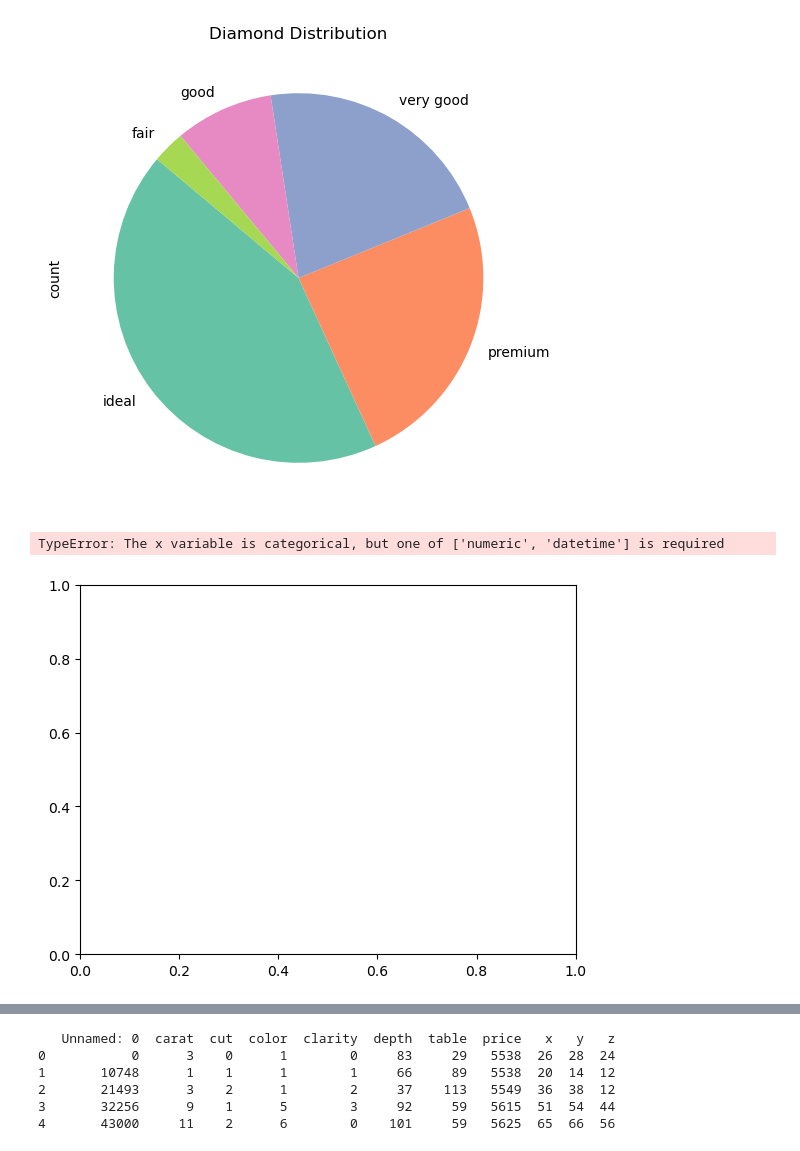
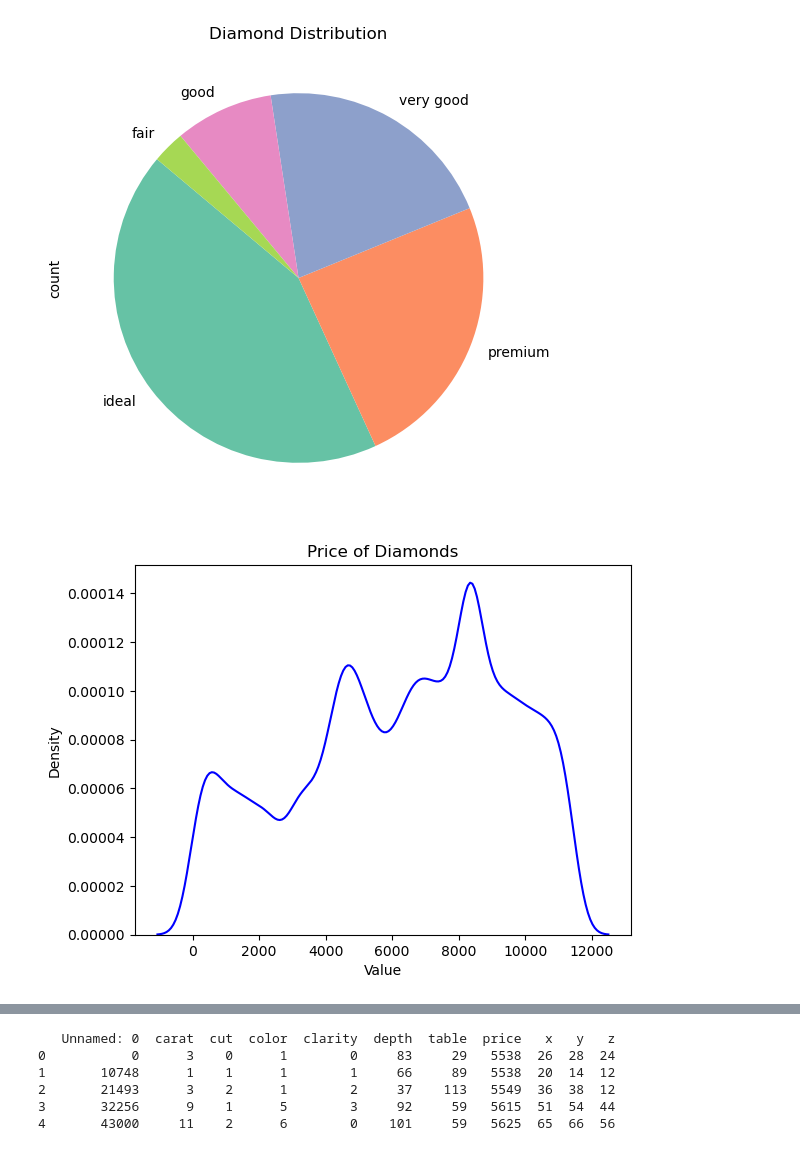
Before and after one commit to Sathwik-50606711/sgolla2_smunukot_assignment1, a Jupyter notebook: sgolla2_smunkot_assignment1_part_1.ipynb, the cells around one changed output, grey strips where cells are left out. Cells and saved outputs as stored; diff of their text form; code cells hidden in the pictures.

```diff
--- a/sgolla2_smunkot_assignment1_part_1.ipynb
+++ b/sgolla2_smunkot_assignment1_part_1.ipynb
@@ -438,14 +438,13 @@ plt.show()
 # %% [output]
 [figure]
 # %%
-sns.kdeplot(df_diamond['price'])
-plt.title('KDE Plot for Diamond Prices')
-plt.xlabel('Price')
+sns.kdeplot(df_diamond['price'], color="b",)
+plt.title('Price of Diamonds')
+plt.xlabel('Value')
 plt.ylabel('Density')
 plt.show()
 # %% [output]
-TypeError: The x variable is categorical, but one of ['numeric', 'datetime'] is required
-[figure, old version]
+[figure, new version]
 # %%
 df_diamond1 = df_diamond.copy()
 # %%
```
Also changed, not shown: parts of 16 cells of this notebook, 5 other files.
